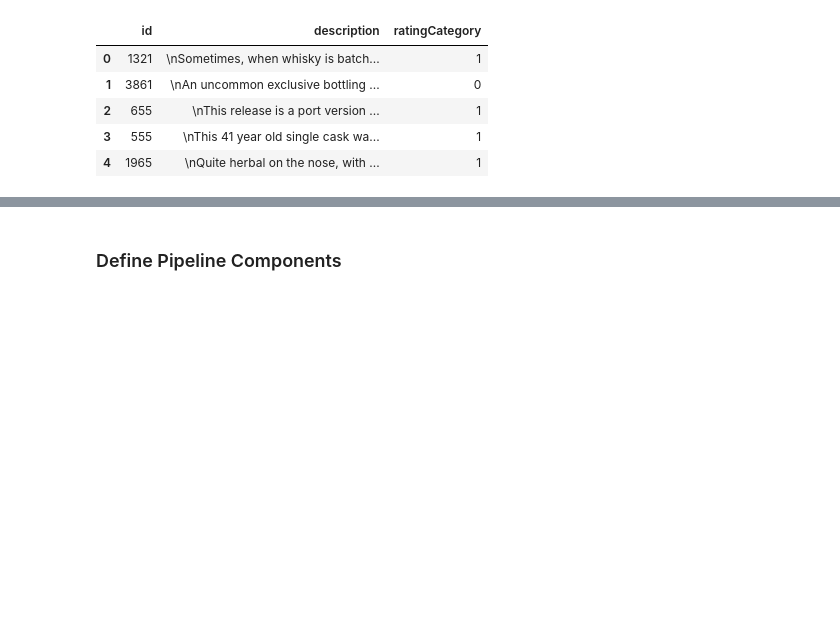
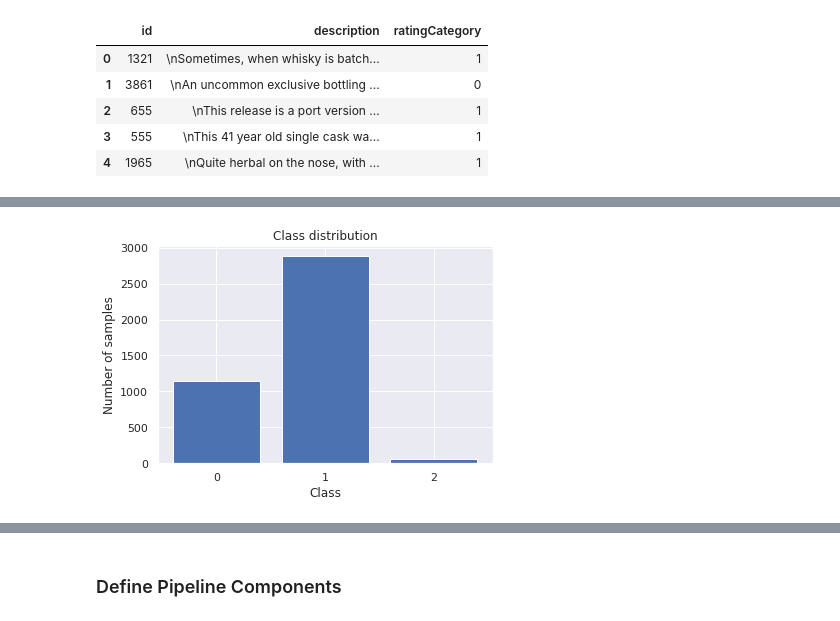
Before and after one commit to WhyseRabbit/DS-Unit-4-Sprint-1-NLP, a Jupyter notebook: module3-document-classification/LS_DS_413_Document_Classification_Assignment.ipynb, the cells around one changed output, grey strips where cells are left out. Saved outputs shown, nothing was run; the diff lists cells and outputs as text; code cells hidden in the pictures; blank space fills up the shorter version.

```diff
--- a/module3-document-classification/LS_DS_413_Document_Classification_Assignment.ipynb
+++ b/module3-document-classification/LS_DS_413_Document_Classification_Assignment.ipynb
@@ -47,0 +72,4 @@ train.head()
+# %%
+plot_class_distribution(train.ratingCategory)
+# %% [output]
+[figure, added]
```
Also changed, not shown: parts of 14 cells of this notebook, 3 other files.
